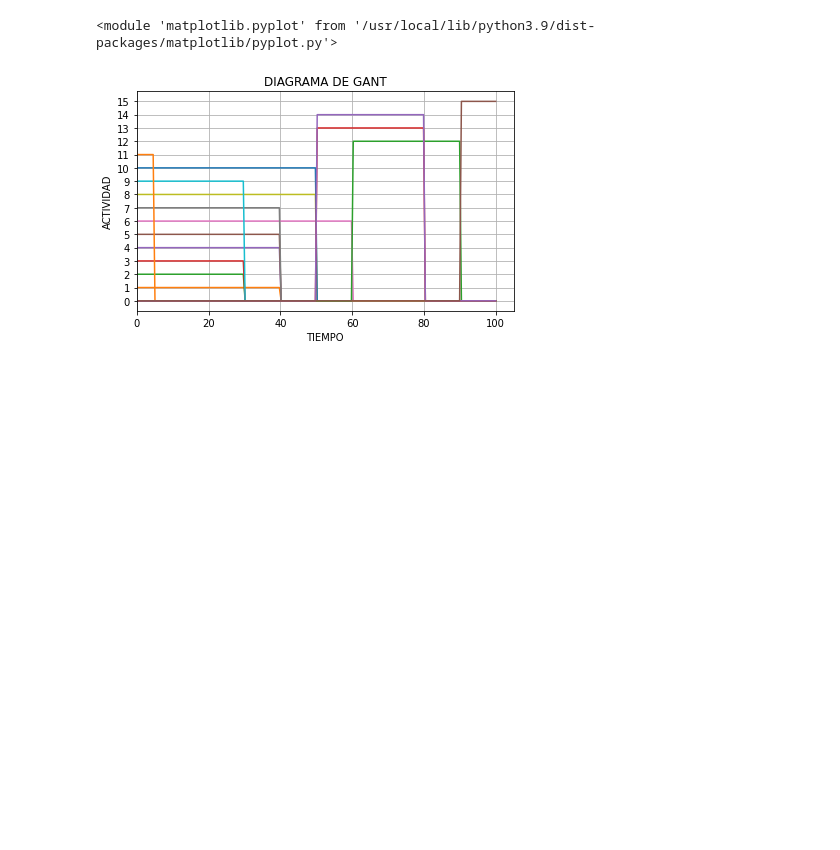
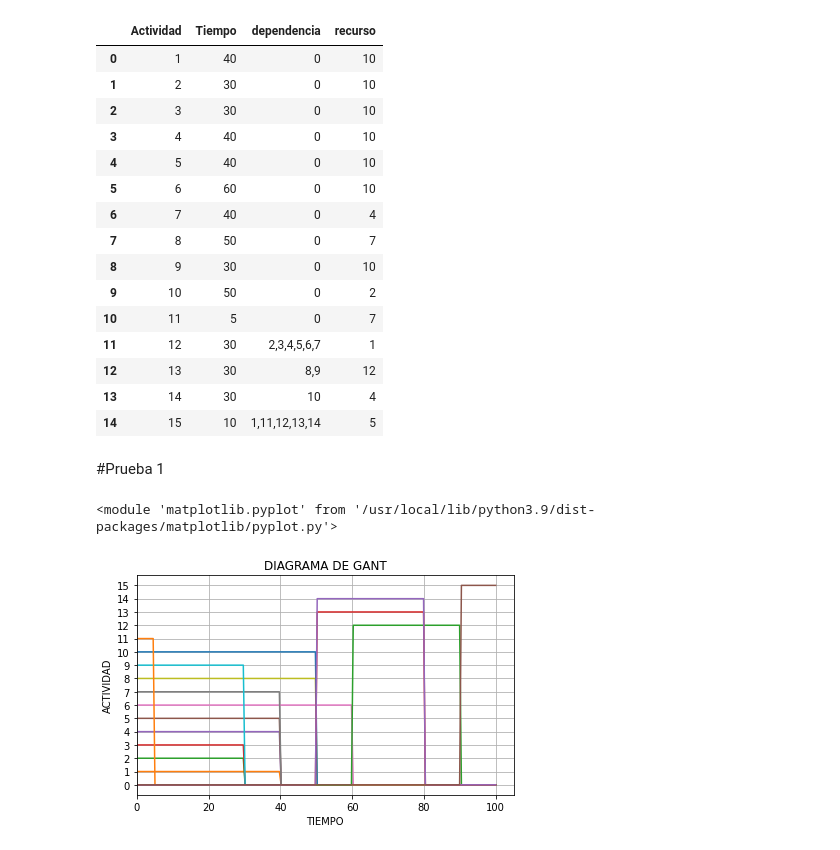
Before and after one commit to Michael-Jimenez-C/Investigaci-n-de-operaciones, a Jupyter notebook: pert.ipynb, the cells around one changed output. Saved outputs shown, nothing was run; the diff lists cells and outputs as text; code cells hidden in the pictures; blank space fills up the shorter version.

```diff
--- a/pert.ipynb
+++ b/pert.ipynb
@@ -9,6 +9,27 @@ df=pd.DataFrame({"Actividad":"1 2 3 4 5 6 7 8 9 10 11 12 13 14 15".split(" "),
                  "Tiempo":[40,30,30,40,40,60,40,50,30,50,5,30,30,30,10],
                  "dependencia":["0","0","0","0","0","0","0","0","0","0","0","2,3,4,5,6,7","8,9","10","1,11,12,13,14"],
                  "recurso":[10,10,10,10,10,10,4,7,10,2,7,1,12,4,5]})
+# %%
+df
+# %% [output]
+|  | Actividad | Tiempo | dependencia | recurso |
+| 0 | 1 | 40 | 0 | 10 |
+| 1 | 2 | 30 | 0 | 10 |
+| 2 | 3 | 30 | 0 | 10 |
+| 3 | 4 | 40 | 0 | 10 |
+| 4 | 5 | 40 | 0 | 10 |
+| 5 | 6 | 60 | 0 | 10 |
+| 6 | 7 | 40 | 0 | 4 |
+| 7 | 8 | 50 | 0 | 7 |
+| 8 | 9 | 30 | 0 | 10 |
+| 9 | 10 | 50 | 0 | 2 |
+| 10 | 11 | 5 | 0 | 7 |
+| 11 | 12 | 30 | 2,3,4,5,6,7 | 1 |
+| 12 | 13 | 30 | 8,9 | 12 |
+| 13 | 14 | 30 | 10 | 4 |
+| 14 | 15 | 10 | 1,11,12,13,14 | 5 |
+# %% [markdown]
+#Prueba 1
 # %%
 class Nodo:
   def __init__(self,contenido):
```
Also changed, not shown: parts of 7 cells of this notebook.
